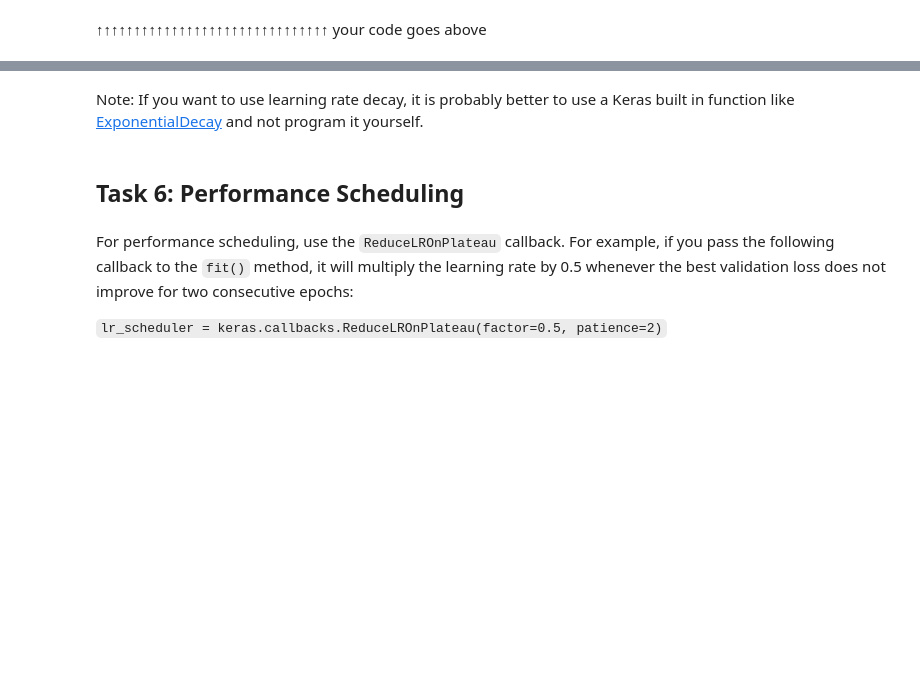
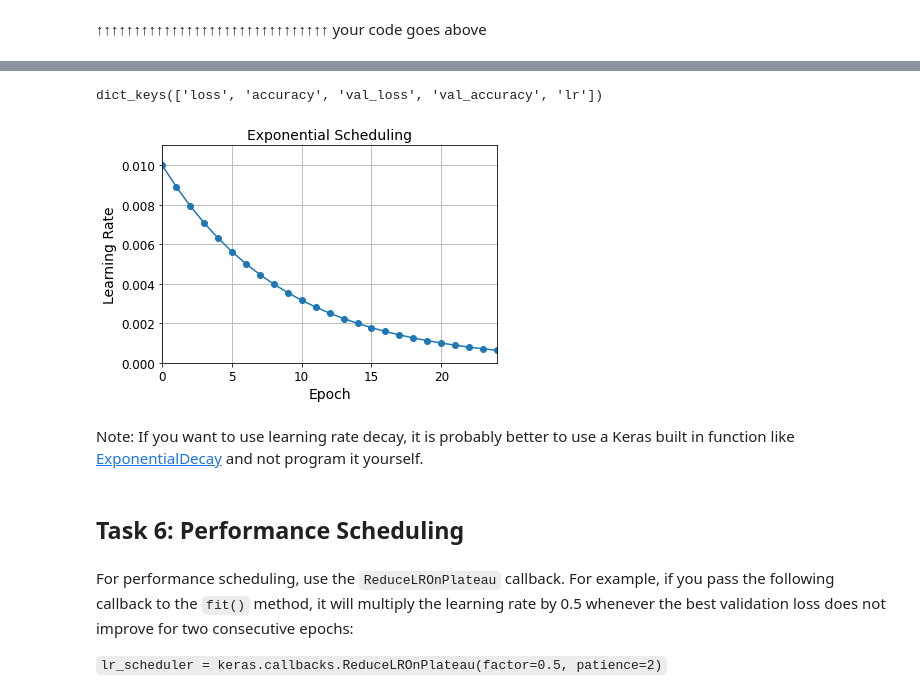
Before and after one commit to ThOliveira23/PH482_582_Sp22, a Jupyter notebook: Exercises/06_training_deep_neural_networks.ipynb, the cells around one changed output, grey strips where cells are left out. Cells and saved outputs as stored; diff of their text form; code cells hidden in the pictures; blank space fills up the shorter version.

```diff
--- a/Exercises/06_training_deep_neural_networks.ipynb
+++ b/Exercises/06_training_deep_neural_networks.ipynb
@@ -417,3 +606,25 @@ lr_scheduler = keras.callbacks.LearningRateScheduler(exponential_decay_fn)
 - fit the model to `X_train` and `y_train` for 25 epochs. Use `(X_valid, y_valid)` for the `validation_data` and add the exponential decay through `callbacks=[lr_scheduler]`.
 # %% [markdown]
 ↓↓↓↓↓↓↓↓↓↓↓↓↓↓↓↓↓↓↓↓↓↓↓↓↓↓↓↓↓↓↓ your code goes below
+# %%
+# Build a NN with: two hidden layers with 300 and 100 nodes, add BatchNormalization layers before the dense layers
+model = keras.models.Sequential([
+    keras.layers.Flatten(input_shape=[28, 28]),
+    keras.layers.BatchNormalization(),
+    keras.layers.Dense(300, activation="relu"),
+    keras.layers.BatchNormalization(),
+    keras.layers.Dense(100, activation="relu"),
+    keras.layers.BatchNormalization(),
+    keras.layers.Dense(10, activation="softmax")
+])
+# %%
+# - compile the model with `"sparse_categorical_crossentropy"` as `loss`, `"nadam"`
+# for the `optimizer` and `["accuracy"]` as `metrics`,
+model.compile(loss="sparse_categorical_crossentropy",
+                     optimizer="nadam",
+                     metrics=["accuracy"])
+# %%
+#fit the model to X_train and y_train for 25 epochs.
+#Use (X_valid, y_valid) for the validation_data and add the exponential decay through callbacks=[lr_scheduler]
+history = model.fit(X_train, y_train, epochs=25,
+                           validation_data=(X_valid, y_valid), callbacks=[lr_scheduler])
@@ -427,14 +661,19 @@ print("test loss:", model.evaluate(X_test, y_test))
 # %%
 # the learning rate is saved in the history under the key 'lr'
 history.history.keys()
+# %% [output]
+dict_keys(['loss', 'accuracy', 'val_loss', 'val_accuracy', 'lr'])
 # %%
+n_epochs = 25
 plt.plot(history.epoch, history.history["lr"], "o-")
 plt.axis([0, n_epochs - 1, 0, 0.011])
 plt.xlabel("Epoch")
 plt.ylabel("Learning Rate")
 plt.title("Exponential Scheduling", fontsize=14)
 plt.grid(True)
 plt.show()
+# %% [output]
+[figure, added]
 # %% [markdown]
 Note: If you want to use learning rate decay, it is probably better to use a Keras built in function like [ExponentialDecay](https://keras.io/api/optimizers/learning_rate_schedules/exponential_decay/) and not program it yourself.
 # %% [markdown]
```
Also changed, not shown: parts of 45 cells of this notebook, 11 other files.
